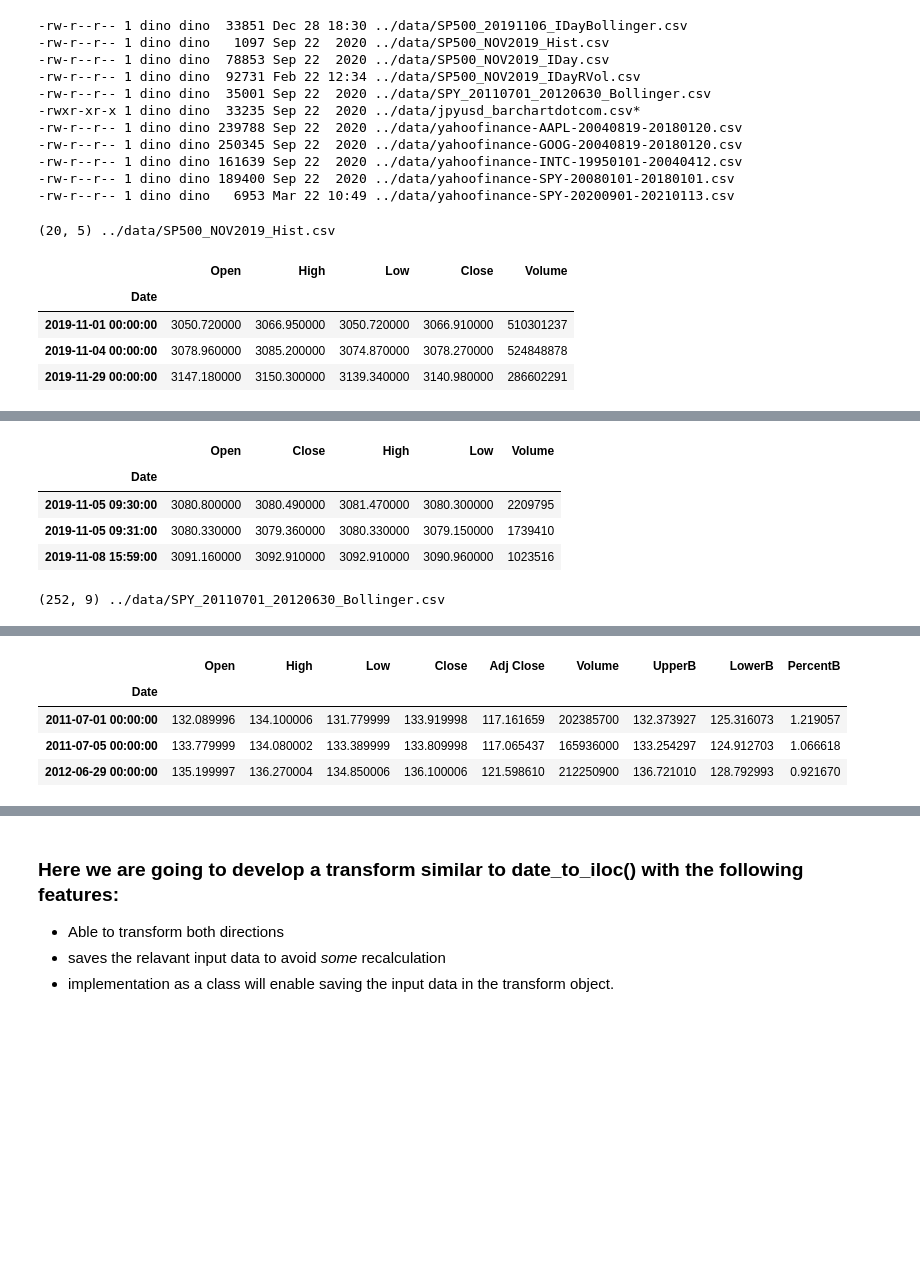
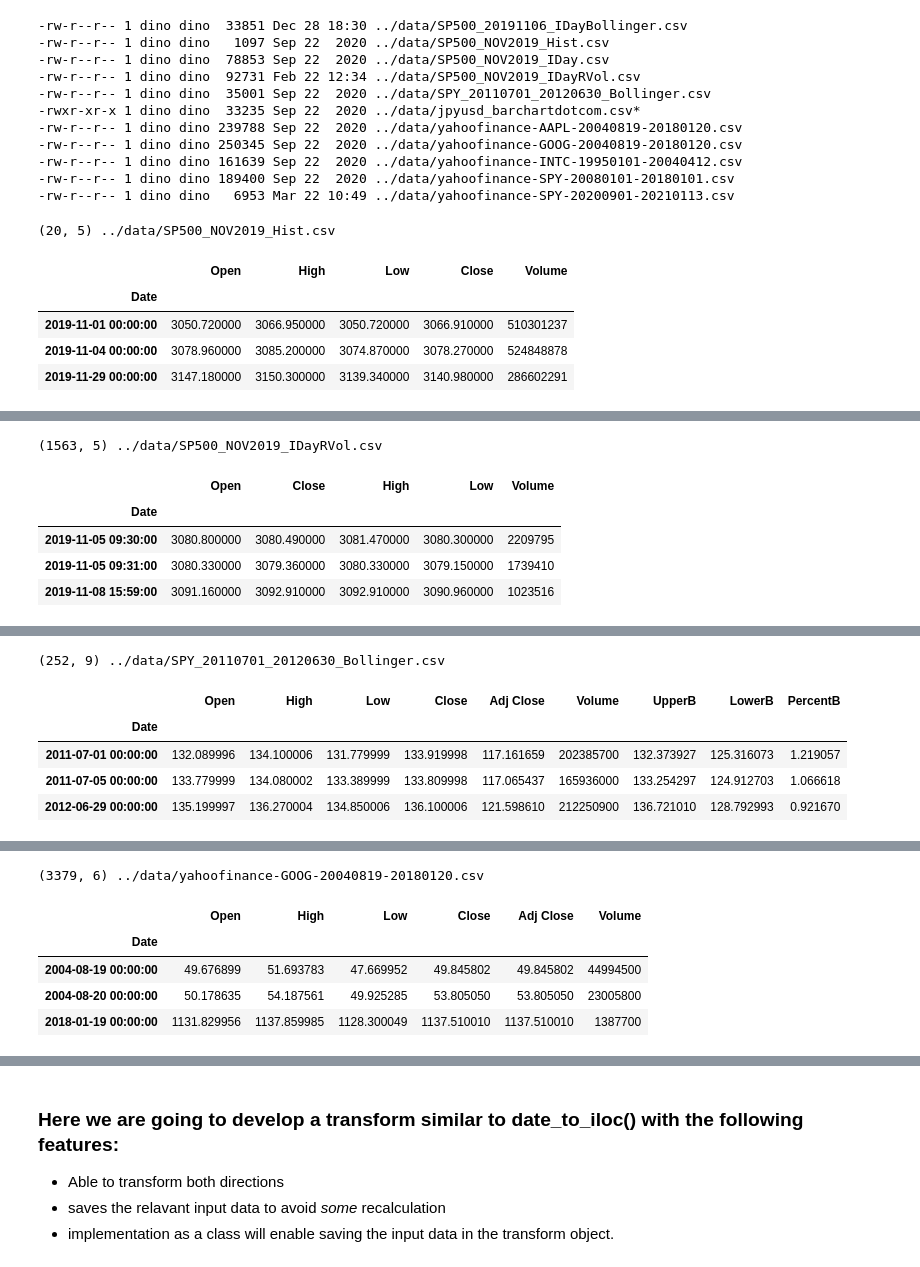
Before and after one commit to DanielGoldfarb/mplfinance, a Jupyter notebook: examples/scratch_pad/date_iloc_transform.ipynb, the cells around one changed output, grey strips where cells are left out. Cells and saved outputs as stored; diff of their text form; code cells hidden in the pictures; blank space fills up the shorter version.

```diff
--- a/examples/scratch_pad/date_iloc_transform.ipynb
+++ b/examples/scratch_pad/date_iloc_transform.ipynb
@@ -40,11 +40,16 @@ mpf.plot(df,type='candle',show_nontrading=True,volume=True)
 INPUT = ['../data/SP500_NOV2019_Hist.csv',
          '../data/SP500_NOV2019_IDayRVol.csv',
          '../data/SPY_20110701_20120630_Bollinger.csv',
+         '../data/yahoofinance-GOOG-20040819-20180120.csv',
         ]
 # %%
 for file in INPUT:
     data = pd.read_csv(file,index_col=0,parse_dates=True)
     data.iloc[[0,1,-1],:].style.set_caption(str(data.shape)+' '+file)
+    dts  = data.index.to_series()
+    diff = dts.shift(-1) - dts
+    for q in (.9,.8,.7,.6,.5):
+        print('diff.quantile('+str(q)+')=',diff.quantile(q))
 # %% [output]
 (20, 5) ../data/SP500_NOV2019_Hist.csv
 |  | Open | High | Low | Close | Volume |
@@ -56,6 +65,6 @@ for file in INPUT:
+(1563, 5) ../data/SP500_NOV2019_IDayRVol.csv
 |  | Open | Close | High | Low | Volume |
 | Date |  |  |  |  |  |
 | 2019-11-05 09:30:00 | 3080.800000 | 3080.490000 | 3081.470000 | 3080.300000 | 2209795 |
 | 2019-11-05 09:31:00 | 3080.330000 | 3079.360000 | 3080.330000 | 3079.150000 | 1739410 |
 | 2019-11-08 15:59:00 | 3091.160000 | 3092.910000 | 3092.910000 | 3090.960000 | 1023516 |
-(252, 9) ../data/SPY_20110701_20120630_Bollinger.csv
@@ -62,3 +76,4 @@ for file in INPUT:
+(252, 9) ../data/SPY_20110701_20120630_Bollinger.csv
 |  | Open | High | Low | Close | Adj Close | Volume | UpperB | LowerB | PercentB |
 | Date |  |  |  |  |  |  |  |  |  |
 | 2011-07-01 00:00:00 | 132.089996 | 134.100006 | 131.779999 | 133.919998 | 117.161659 | 202385700 | 132.373927 | 125.316073 | 1.219057 |
@@ -66,0 +87,6 @@ for file in INPUT:
+(3379, 6) ../data/yahoofinance-GOOG-20040819-20180120.csv
+|  | Open | High | Low | Close | Adj Close | Volume |
+| Date |  |  |  |  |  |  |
+| 2004-08-19 00:00:00 | 49.676899 | 51.693783 | 47.669952 | 49.845802 | 49.845802 | 44994500 |
+| 2004-08-20 00:00:00 | 50.178635 | 54.187561 | 49.925285 | 53.805050 | 53.805050 | 23005800 |
+| 2018-01-19 00:00:00 | 1131.829956 | 1137.859985 | 1128.300049 | 1137.510010 | 1137.510010 | 1387700 |
```
Also changed, not shown: parts of 15 cells of this notebook.
